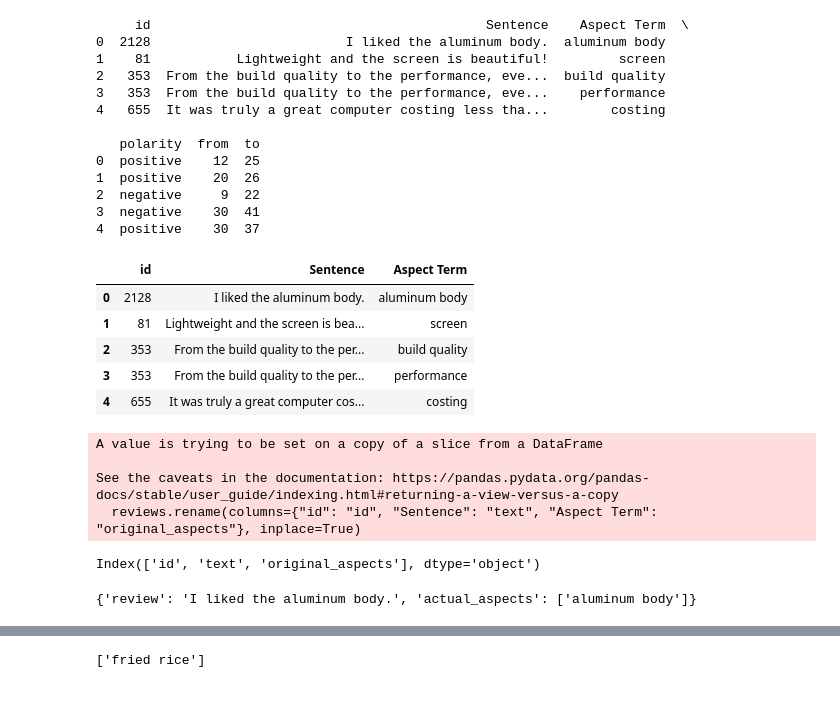
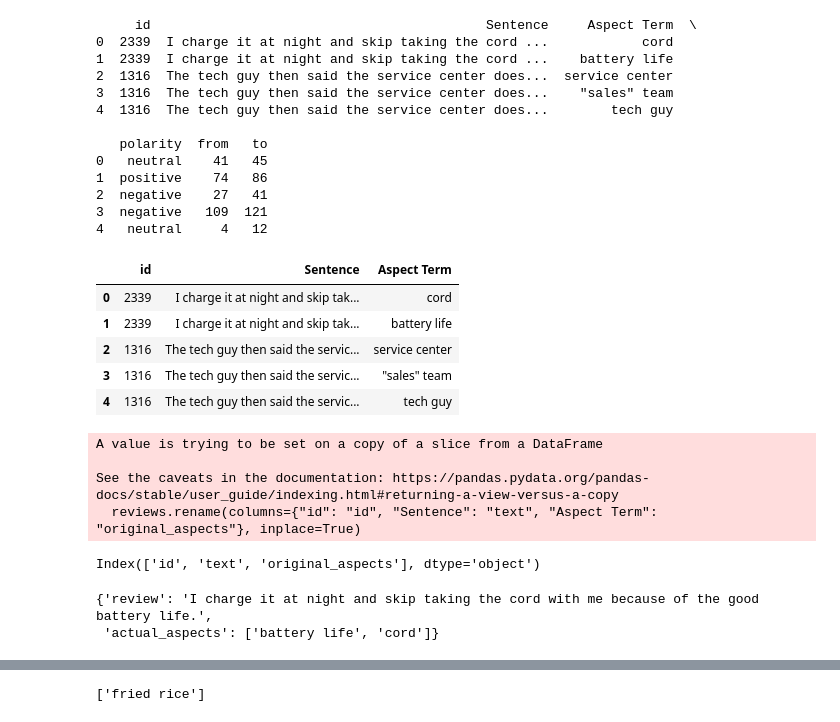
Before and after one commit to pinksi/aspect-extraction, a Jupyter notebook: rules_aspect_extraction.ipynb, the cells around one changed output, grey strips where cells are left out. Saved outputs shown, nothing was run; the diff lists cells and outputs as text; code cells hidden in the pictures.

```diff
--- a/rules_aspect_extraction.ipynb
+++ b/rules_aspect_extraction.ipynb
@@ -11,31 +13,32 @@ from sklearn import metrics
 from sklearn.decomposition import PCA
 # %%
 # file_path = "datasets/Restaurant_reviews/Restaurants_Train_v2.csv"
-file_path = "datasets/laptops_reviews/laptops-trial.csv"
+# file_path = "datasets/laptops_reviews/laptops-trial.csv"
+file_path = "datasets/laptops_reviews/Laptop_Train_v2.csv"
 raw_data = pd.read_csv(file_path)
 print(raw_data.head())
 reviews = raw_data[["id", "Sentence", "Aspect Term"]]
 reviews.head()
 # %% [output]
-     id                                           Sentence    Aspect Term  \
-0  2128                         I liked the aluminum body.  aluminum body
-1    81           Lightweight and the screen is beautiful!         screen
-2   353  From the build quality to the performance, eve...  build quality
-3   353  From the build quality to the performance, eve...    performance
-4   655  It was truly a great computer costing less tha...        costing
+     id                                           Sentence     Aspect Term  \
+0  2339  I charge it at night and skip taking the cord ...            cord
+1  2339  I charge it at night and skip taking the cord ...    battery life
+2  1316  The tech guy then said the service center does...  service center
+3  1316  The tech guy then said the service center does...    "sales" team
+4  1316  The tech guy then said the service center does...        tech guy
 
-   polarity  from  to
-0  positive    12  25
-1  positive    20  26
-2  negative     9  22
-3  negative    30  41
-4  positive    30  37
+   polarity  from   to
+0   neutral    41   45
+1  positive    74   86
+2  negative    27   41
+3  negative   109  121
+4   neutral     4   12
 |  | id | Sentence | Aspect Term |
-| 0 | 2128 | I liked the aluminum body. | aluminum body |
-| 1 | 81 | Lightweight and the screen is bea... | screen |
-| 2 | 353 | From the build quality to the per... | build quality |
-| 3 | 353 | From the build quality to the per... | performance |
-| 4 | 655 | It was truly a great computer cos... | costing |
+| 0 | 2339 | I charge it at night and skip tak... | cord |
+| 1 | 2339 | I charge it at night and skip tak... | battery life |
+| 2 | 1316 | The tech guy then said the servic... | service center |
+| 3 | 1316 | The tech guy then said the servic... | "sales" team |
+| 4 | 1316 | The tech guy then said the servic... | tech guy |
 # %%
 reviews.rename(columns={"id": "id", "Sentence": "text", "Aspect Term": "original_aspects"}, inplace=True)
 reviews.columns
@@ -61,7 +66,8 @@ for key, val in results.items():
 # %%
 all_reviews[0]
 # %% [output]
-{'review': 'I liked the aluminum body.', 'actual_aspects': ['aluminum body']}
+{'review': 'I charge it at night and skip taking the cord with me because of the good battery life.',
+ 'actual_aspects': ['battery life', 'cord']}
 # %%
 # !python3 -m spacy download en_core_web_lg
 # %%
```
Also changed, not shown: parts of 14 cells of this notebook.
